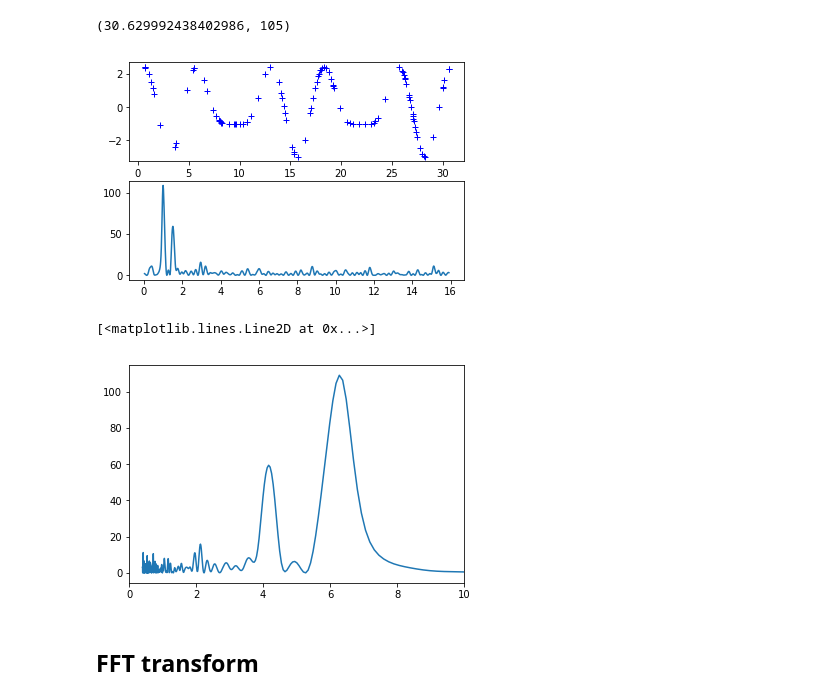
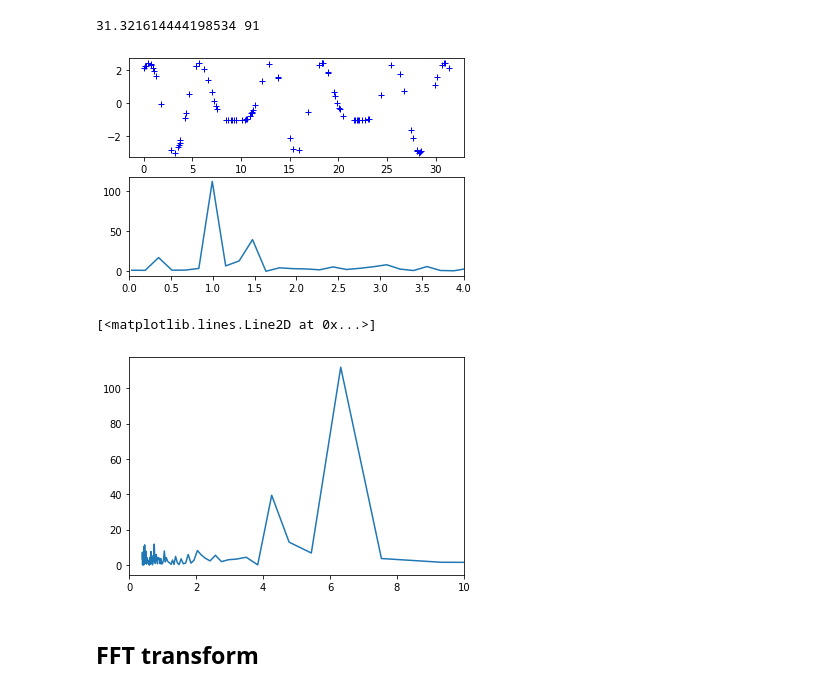
Before and after one commit to Bessarabf/recipePY, a Jupyter notebook: Lomb_Scargle/Lomb-Scargle.ipynb, the cells around one changed output. Cells and saved outputs as stored; diff of their text form; code cells hidden in the pictures.

```diff
--- a/Lomb_Scargle/Lomb-Scargle.ipynb
+++ b/Lomb_Scargle/Lomb-Scargle.ipynb
@@ -10,7 +10,7 @@ A = 2.
 w = 1.
 phi = 0.5 * np.pi
 nin = 1000
-nout = 1000
+nout = 100
 frac_points = 0.9 # Fraction of points to select
 
 #Randomly select a fraction of an array with timesteps:
@@ -20,7 +20,7 @@ dx=x[1]-x[0]
 x = x[r >= frac_points]
 print(x[len(x)-1],len(x))
 # %% [output]
-(30.629992438402986, 105)
+31.321614444198534 91
 # %%
 #Plot a sine wave for the selected times:
 
@@ -38,16 +39,17 @@ pgram = signal.lombscargle(x, y, f)#,normalize=True)
 # %%
 #Now make a plot of the input data:
 
 plt.subplot(2, 1, 1)
 plt.plot(x, y, 'b+')
 
 #Then plot the normalized periodogram:
 
 plt.subplot(2, 1, 2)
+plt.xlim([0.,4.])
 plt.plot(f, pgram)
 plt.show()
 # %% [output]
-[figure, old version]
+[figure, new version]
 # %%
 period=[]
 period=2.*np.pi/f
@@ -55,7 +57,7 @@ plt.xlim([0.,10.])
 plt.plot(period,pgram)
 # %% [output]
 [<matplotlib.lines.Line2D at 0x...>]
-[figure, old version]
+[figure, new version]
 # %% [markdown]
 ## FFT transform
 # %%
```
Also changed, not shown: parts of 5 cells of this notebook, 15 other files.
